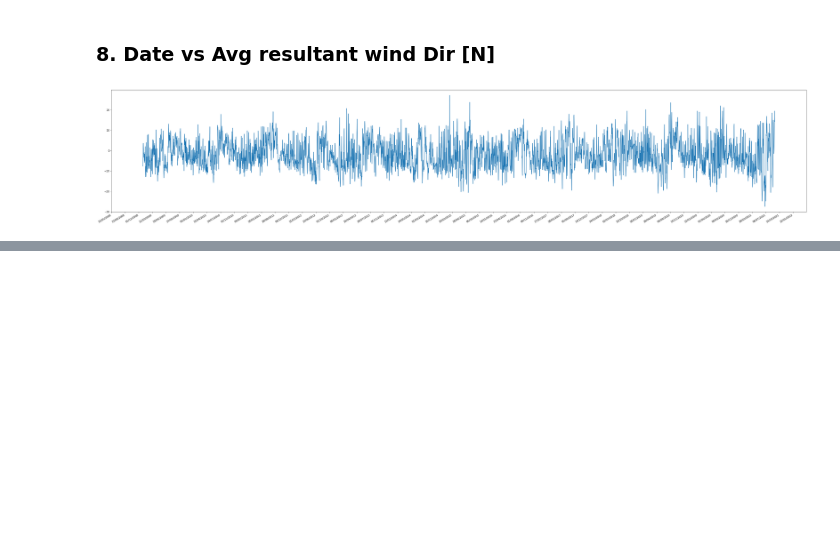
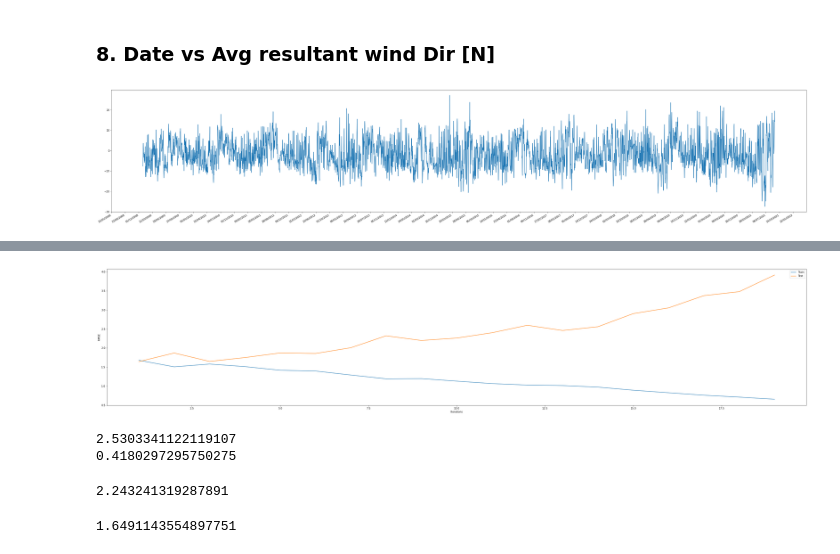
Before and after one commit to EtashTyagi/Weather_Prediction, a Jupyter notebook: Data Visualization/main.ipynb, the cells around one changed output, grey strips where cells are left out. Cells and saved outputs as stored; diff of their text form; code cells hidden in the pictures; blank space fills up the shorter version.

```diff
--- a/Data Visualization/main.ipynb
+++ b/Data Visualization/main.ipynb
@@ -111,0 +115,10 @@ plt.gcf().autofmt_xdate()
+# %%
+files = ["Delhi", "East_20", "East_100", "East_500", "North_20", "North_100", "North_500", "South_20", "South_100", "South_500", "West_20", "West_100","West_500"]
+#List containing the data for different cities
+data = []
+
+for i in range(len(files)):
+    data_ = pd.read_csv("data/" + files[i] + ".csv")
+    if i != 0:
+        data_.pop("dayWiseData/date")
+    data.append(data_)
@@ -111,0 +166,15 @@ plt.gcf().autofmt_xdate()
+# %%
+Train_rmse = []
+Test_rmse = []
+Days = []
+for i in range(1,20):
+    obj = Temperature_Prediction(data, i)
+    X_train, X_test, Y_train, Y_test = train_test_split(obj.X, obj.Y, test_size=0.33, random_state=42)
+    model = LinearRegression().fit(X_train, Y_train)
+    Ypred = model.predict(X_test)
+    Y_pre = model.predict(X_train)
+    models.append(model)
+    print(i)
+    Days.append(i)
+    Test_rmse.append(mean_squared_error(Y_test, Ypred)**(1/2))
+    Train_rmse.append(mean_squared_error(Y_train, Y_pre)**(1/2))
@@ -111,0 +201,32 @@ plt.gcf().autofmt_xdate()
+# %%
+plt.plot(Days, Train_rmse, label = "Train")
+plt.plot(Days, Test_rmse, label = "Test")
+plt.ylabel("RMSE")
+plt.xlabel("Iterations")
+plt.legend()
+plt.show()
+# %% [output]
+[figure, added]
+# %%
+from sklearn.neural_network import MLPRegressor
+from sklearn.datasets import make_regression
+from sklearn.model_selection import train_test_split
+m = Temperature_Prediction(data, 7)
+X_train, X_test, y_train, y_test = train_test_split(m.X, np.ravel(m.Y),random_state=1)
+regr = MLPRegressor(random_state=1, max_iter=500).fit(X_train, y_train)
+Y = regr.predict(X_test)
+Y_ = regr.predict(X_train)
+print(mean_squared_error(y_test, Y)**(1/2))
+print(mean_squared_error(y_train, Y_)**(1/2))
+# %% [output]
+2.5303341122119107
+0.4180297295750275
+# %%
+Y_ = regr.predict(X_test)
+print(mean_squared_error(y_test, Y_)**(1/2))
+# %% [output]
+2.243241319287891
+# %%
+Test_rmse[2]
+# %% [output]
+1.6491143554897751
```
Also changed, not shown: parts of 4 cells of this notebook.
